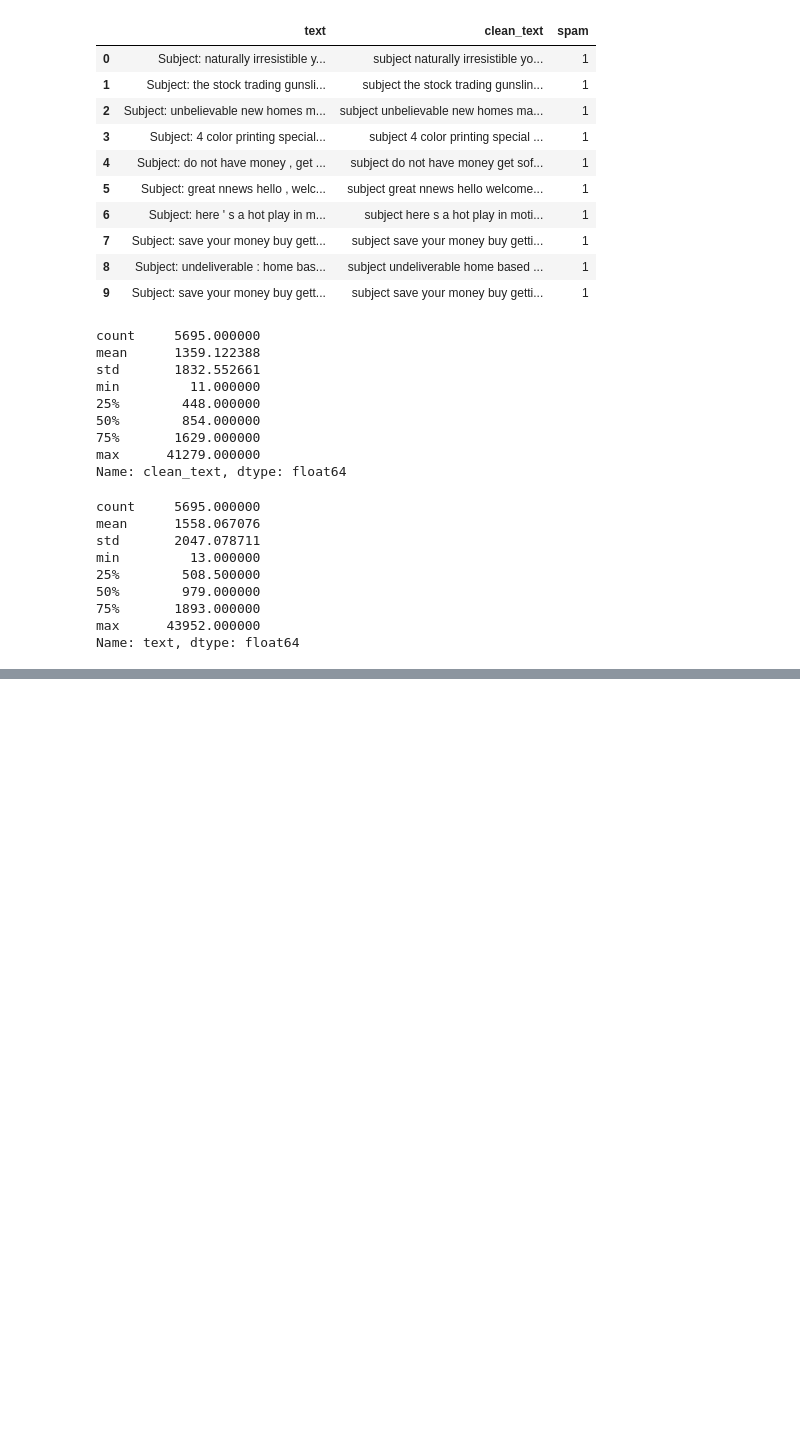
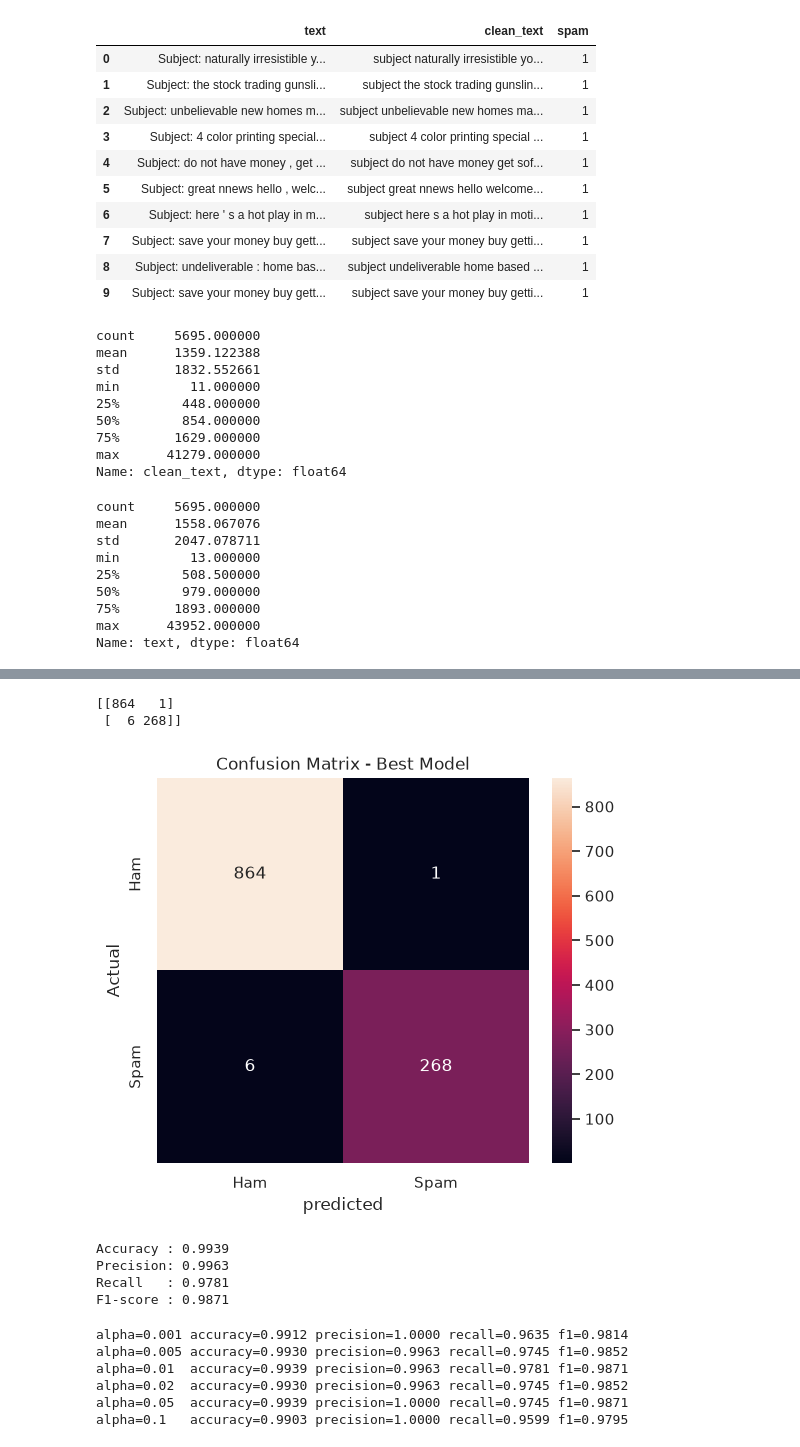
Before and after one commit to ahm18ed/email-spam-detector, a Jupyter notebook: notebooks/exploration.ipynb, the cells around one changed output, grey strips where cells are left out. Cells and saved outputs as stored; diff of their text form; code cells hidden in the pictures; blank space fills up the shorter version.

```diff
--- a/notebooks/exploration.ipynb
+++ b/notebooks/exploration.ipynb
@@ -481,0 +774,2 @@ df["clean_text"] = df["text"].apply(clean_text)
+# %%
+vectorizer = TfidfVectorizer()
@@ -481,0 +819,47 @@ df["clean_text"] = df["text"].apply(clean_text)
+# %%
+best_model = MultinomialNB(alpha= 0.01)
+
+best_model.fit(x_train_tfidf, y_train)
+
+y_pred_best = best_model.predict(x_test_tfidf)
+# %%
+cm = confusion_matrix(y_test, y_pred_best)
+
+print(cm)
+# %% [output]
+[[864   1]
+ [  6 268]]
+# %%
+plt.figure(figsize=(6, 5))
+
+sns.heatmap(
+    cm,
+    annot = True,
+    fmt = "d",
+    xticklabels= ["Ham", "Spam"],
+    yticklabels= ["Ham", "Spam"]
+)
+
+plt.title("Confusion Matrix - Best Model")
+plt.xlabel("predicted")
+plt.ylabel("Actual")
+plt.show()
+# %% [output]
+[figure, added]
+# %%
+from src.evaluation.metrics import evaluate_model, get_classification_report
+
+accuracy_best = evaluate_model(y_test, y_pred_best)['Accuracy']
+precision_best = evaluate_model(y_test, y_pred_best)['Precision']
+recall_best = evaluate_model(y_test, y_pred_best)['Recall']
+f1_best = evaluate_model(y_test, y_pred_best)['F1']
+
+print(f"Accuracy : {accuracy_best:.4f}")
+print(f"Precision: {precision_best:.4f}")
+print(f"Recall   : {recall_best:.4f}")
+print(f"F1-score : {f1_best:.4f}")
+# %% [output]
+Accuracy : 0.9939
+Precision: 0.9963
+Recall   : 0.9781
+F1-score : 0.9871
@@ -481,0 +868,28 @@ df["clean_text"] = df["text"].apply(clean_text)
+# %%
+for alpha in alphas:
+
+    model = MultinomialNB(alpha=alpha)
+
+    model.fit(x_train_tfidf, y_train)
+
+    predictions = model.predict(x_test_tfidf)
+
+    accuracy = accuracy_score(y_test, predictions)
+    precision = precision_score(y_test, predictions)
+    recall = recall_score(y_test, predictions)
+    f1 = f1_score(y_test, predictions)
+
+    print(
+        f"alpha={alpha:<5} "
+        f"accuracy={accuracy:.4f} "
+        f"precision={precision:.4f} "
+        f"recall={recall:.4f} "
+        f"f1={f1:.4f}"
+    )
+# %% [output]
+alpha=0.001 accuracy=0.9912 precision=1.0000 recall=0.9635 f1=0.9814
+alpha=0.005 accuracy=0.9930 precision=0.9963 recall=0.9745 f1=0.9852
+alpha=0.01  accuracy=0.9939 precision=0.9963 recall=0.9781 f1=0.9871
+alpha=0.02  accuracy=0.9930 precision=0.9963 recall=0.9745 f1=0.9852
+alpha=0.05  accuracy=0.9939 precision=1.0000 recall=0.9745 f1=0.9871
+alpha=0.1   accuracy=0.9903 precision=1.0000 recall=0.9599 f1=0.9795
```
Also changed, not shown: parts of 35 cells of this notebook, 6 other files.
